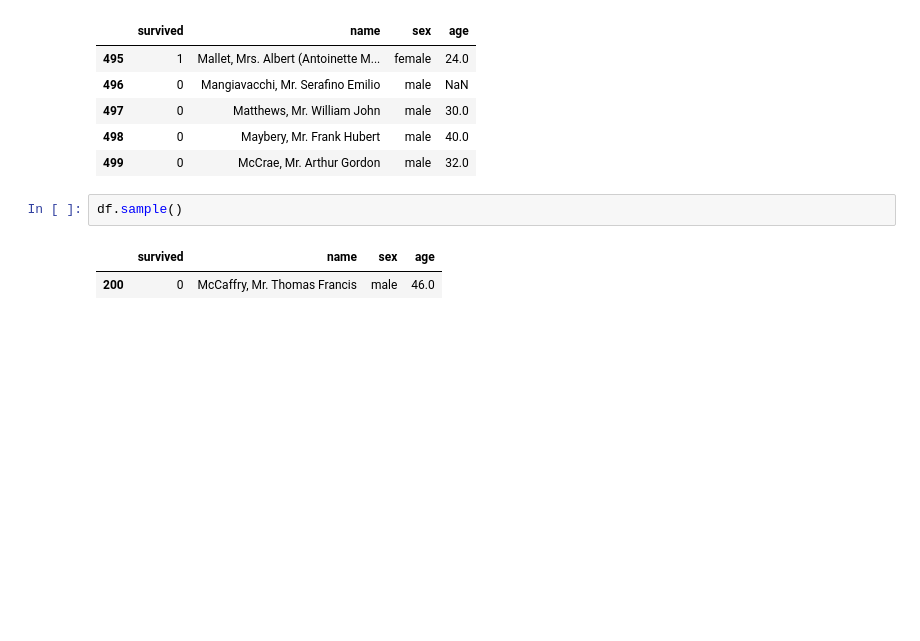
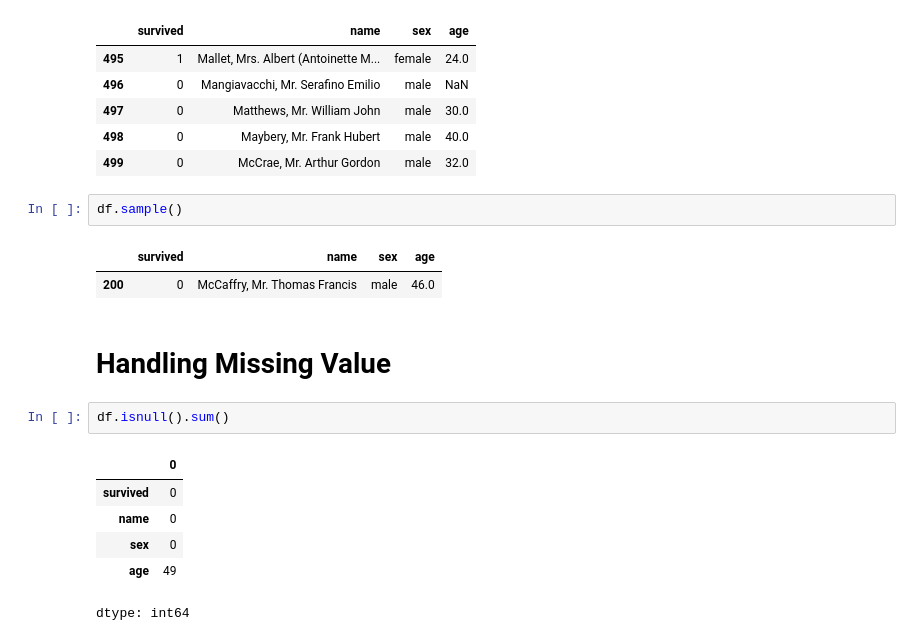
Before and after one commit to ally-sketch/DATA-SCIENCE-, a Jupyter notebook: Basic Python and Data Intelligence/Dibimbing/template_assignment.ipynb, the cells around one changed output. Drawn from its saved outputs; the diff is of its cells as text; blank space fills up the shorter version.

```diff
--- a/Basic Python and Data Intelligence/Dibimbing/template_assignment.ipynb
+++ b/Basic Python and Data Intelligence/Dibimbing/template_assignment.ipynb
@@ -74,3 +76,14 @@ df.sample()
 # %% [output]
 |  | survived | name | sex | age |
 | 200 | 0 | McCaffry, Mr. Thomas Francis | male | 46.0 |
+# %% [markdown]
+# **Handling Missing Value**
+# %%
+df.isnull().sum()
+# %% [output]
+|  | 0 |
+| survived | 0 |
+| name | 0 |
+| sex | 0 |
+| age | 49 |
+dtype: int64
```
Also changed, not shown: parts of 14 cells of this notebook.
